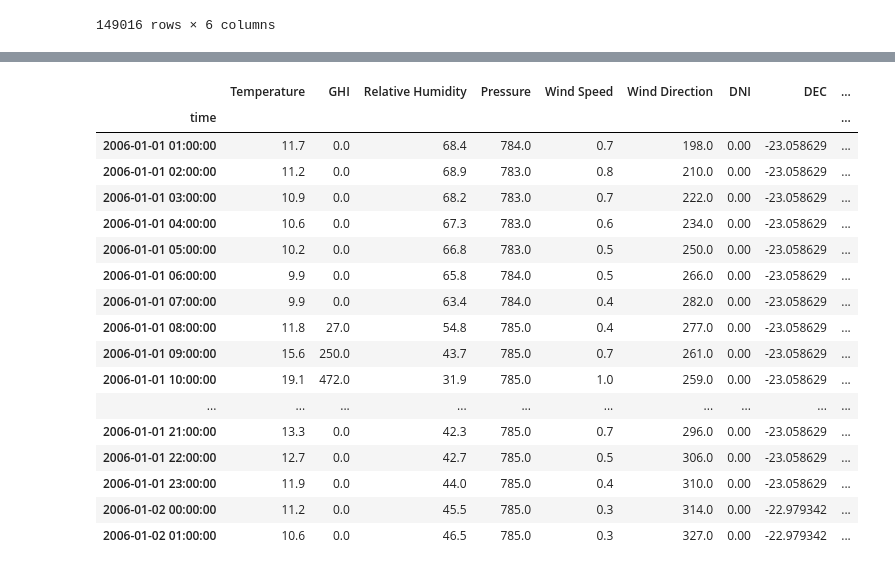
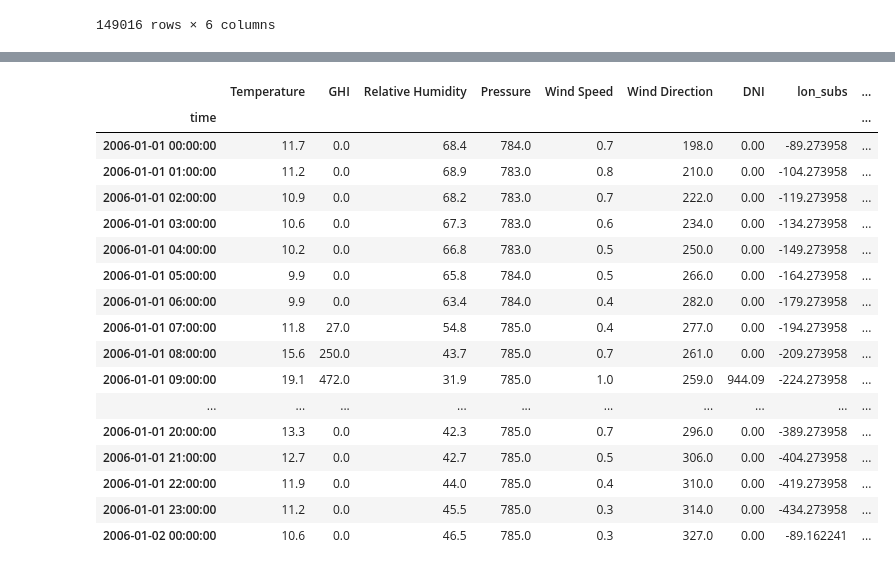
Before and after one commit to rodrigoms95/recurso_solar, a Jupyter notebook: code/test.ipynb, the cells around one changed output, grey strips where cells are left out. Cells and saved outputs as stored; diff of their text form; code cells hidden in the pictures.

```diff
--- a/code/test.ipynb
+++ b/code/test.ipynb
@@ -258,8 +270,8 @@ ds = xr.open_dataset(path)
 df = ds.sel( {"lat": lat, "lon": lon} ).to_dataframe().reset_index(
     ).drop( ["lat", "lon"], axis = 1 ).set_index("time")
 df = df[ ~( (df.index.month == 2) & (df.index.day == 29) ) ]
-df = df.shift( periods = 1, freq = "H")
-df.head(30)
+#df = df.shift( periods = 1, freq = "H")
+df.head(24)
 # %% [output]
 |  | Temperature | GHI | Relative Humidity | Pressure | Wind Speed | Wind Direction | DNI |
 | time |  |  |  |  |  |  |  |
@@ -304,73 +316,78 @@ df["EQT"] = ( ( 0.000075 + 0.001868*np.cos(df["Day Angle"])
     -0.040849*np.sin(2*df["Day Angle"])) * 229.18 )
 df["Hour Angle"] = ( 15 * ( df.index.hour - 12
     - 0.5 + df["EQT"]/60 + ((lon-TZ*15)*4)/60 ) )
-df["Zenith Angle"] = acos( cos(df["DEC"])*cos(lat)*cos(df["Hour Angle"])
-    + sin(df["DEC"])*sin(lat) )
-df["Azimuth Angle"] = acos( (sin(df["DEC"])-cos(df["Zenith Angle"])*sin(lat))
-    / (sin(df["Zenith Angle"])*cos(lat)) )
-df["Azimuth Angle"] = df["Azimuth Angle"].where(
-    df["Hour Angle"] < 0, 360 - df["Azimuth Angle"] )
-df["AOI"] = acos( cos(df["Zenith Angle"])*cos(tilt_A)
-    + sin(df["Zenith Angle"])*sin(tilt_A)*cos(df["Azimuth Angle"]-azimuth_A) )
-df["AM"] = ( ( 1/cos(df["Zenith Angle"])
-    + 0.15/(93.885 - df["Zenith Angle"])**1.253 )
+df["lon_subs"] = -15 * ( df.index.hour - TZ + df["EQT"]/60 )
+df["Sx"] = cos(df["DEC"])*cos(df["lon_subs"]-lon)
+df["Sy"] = ( cos(lat)*sin(df["DEC"])
+    - sin(lat)*cos(df["DEC"])*cos(df["lon_subs"]-lon) )
+df["Sz"] = ( sin(lat)*sin(df["DEC"])
+    - cos(lat)*cos(df["DEC"])*cos(df["lon_subs"]-lon) )
+df["Zenith"] = acos(df["Sz"])
+df["Azimuth"] = np.arctan2(-df["Sx"], -df["Sy"]) * 180/np.pi + 90
+df["Azimuth"] = df["Azimuth"].where(
+    df["Hour Angle"] < 0, 360 - df["Azimuth"] )
+df["Azimuth"] = df["Azimuth"].where(
+    df["Hour Angle"] > -180, 360 - df["Azimuth"] )
+df["Azimuth"] = df["Azimuth"].where(
+    df["Azimuth"] < 360, df["Azimuth"] - 360 )
+df["AOI"] = acos( cos(df["Zenith"])*cos(tilt_A)
+    + sin(df["Zenith"])*sin(tilt_A)*cos(df["Azimuth"]-azimuth_A) )
+df["AM"] = ( ( 1/cos(df["Zenith"]) + 0.15/(93.885 - df["Zenith"])**1.253 )
     * df["Pressure"]/1013.25 )
-df["AM"] = df["AM"].where( df["Zenith Angle"] < 80, 0 )
-df["DHI"] = df["GHI"] - df["DNI"] * cos(df["Zenith Angle"])
+df["AM"] = df["AM"].where( df["Zenith"] < 80, 0 )
+df["DHI"] = df["GHI"] - df["DNI"] * cos(df["Zenith"])
 K = 5.535e-6
 def bins(x):
     if   x < 1.065: return 1
     elif x < 1.230: return 2
     elif x < 1.500: return 3
     elif x < 1.950: return 4
     elif x < 2.800: return 5
     elif x < 4.500: return 6
     elif x < 6.200: return 7
     else          : return 8
-df["epsilon"] = ( ( (df["DHI"]+df["DNI"])/df["DHI"] + K*df["Zenith Angle"]**3 )
-    / ( 1 + K*df["Zenith Angle"]**3 ) ).apply(bins)
+df["epsilon"] = ( ( (df["DHI"]+df["DNI"])/df["DHI"] + K*df["Zenith"]**3 )
+    / ( 1 + K*df["Zenith"]**3 ) ).apply(bins)
 Perez = pd.read_csv("Perez.csv", index_col = "bin" )
 def get_Perez(epsilon): return Perez.loc[epsilon]
 Ea = 1367
 df["Delta"] = df["DHI"] * df["AM"] / Ea
 df[ Perez.columns ] = df["epsilon"].apply(get_Perez)
 df["F1"] = ( df["f11"] + df["f12"]*df["Delta"]
-    + np.radians(df["Zenith Angle"])*df["f13"] )
-df["F1"] = df["F1"].where( df["Zenith Angle"] > 0, 0 )
+    + np.radians(df["Zenith"])*df["f13"] )
+df["F1"] = df["F1"].where( df["Zenith"] > 0, 0 )
 df["F2"] = ( df["f21"] + df["f22"]*df["Delta"]
-    + np.radians(df["Zenith Angle"])*df["f23"] )
+    + np.radians(df["Zenith"])*df["f23"] )
 df["a"] = cos(df["AOI"])
 df["a"] = df["a"].where( df["a"] > 0, 0 )
 df["b"] = cos(df["AOI"])
 df["b"] = df["b"].where( df["b"] > 0, cos(85) )
 df["I_d"] = ( ( df["DHI"] * ( (1-df["F1"]) * ((1+cos(tilt_A))/2)
     + df["F1"]*df["a"]/df["b"] + df["F2"]*sin(tilt_A)
     ) ).round( decimals = 2 ) )
 df["I_b"] = (df["DNI"]*cos(df["AOI"])).round( decimals = 2 )
 df["POA"] = df["I_b"] + df["I_d"]
-#df = df.drop( ["Day Angle", "ETR", "DEC",
-#    "EQT", "Hour Angle",
-#    "Zenith Angle", "Azimuth Angle",
-#    "AOI", "AM", "DHI", "epsilon", "Delta",
-#    "F1", "F2", "a", "b"] + list(Perez.columns), axis = 1 )
+df = df.drop( ["Day Angle", "ETR", "DEC", "EQT", "Hour Angle",
+    "Zenith", "Azimuth", "AOI", "AM", "DHI", "epsilon", "Delta",
+    "F1", "F2", "a", "b"] + list(Perez.columns), axis = 1 )
 
 df.head(25)
 # %% [output]
-|  | Temperature | GHI | Relative Humidity | Pressure | Wind Speed | Wind Direction | DNI | DEC | ... |
+|  | Temperature | GHI | Relative Humidity | Pressure | Wind Speed | Wind Direction | DNI | lon_subs | ... |
 | time |  |  |  |  |  |  |  |  | ... |
-| 2006-01-01 01:00:00 | 11.7 | 0.0 | 68.4 | 784.0 | 0.7 | 198.0 | 0.00 | -23.058629 | ... |
-| 2006-01-01 02:00:00 | 11.2 | 0.0 | 68.9 | 783.0 | 0.8 | 210.0 | 0.00 | -23.058629 | ... |
-| 2006-01-01 03:00:00 | 10.9 | 0.0 | 68.2 | 783.0 | 0.7 | 222.0 | 0.00 | -23.058629 | ... |
-| 2006-01-01 04:00:00 | 10.6 | 0.0 | 67.3 | 783.0 | 0.6 | 234.0 | 0.00 | -23.058629 | ... |
-| 2006-01-01 05:00:00 | 10.2 | 0.0 | 66.8 | 783.0 | 0.5 | 250.0 | 0.00 | -23.058629 | ... |
-| 2006-01-01 06:00:00 | 9.9 | 0.0 | 65.8 | 784.0 | 0.5 | 266.0 | 0.00 | -23.058629 | ... |
-| 2006-01-01 07:00:00 | 9.9 | 0.0 | 63.4 | 784.0 | 0.4 | 282.0 | 0.00 | -23.058629 | ... |
-| 2006-01-01 08:00:00 | 11.8 | 27.0 | 54.8 | 785.0 | 0.4 | 277.0 | 0.00 | -23.058629 | ... |
-| 2006-01-01 09:00:00 | 15.6 | 250.0 | 43.7 | 785.0 | 0.7 | 261.0 | 0.00 | -23.058629 | ... |
-| 2006-01-01 10:00:00 | 19.1 | 472.0 | 31.9 | 785.0 | 1.0 | 259.0 | 0.00 | -23.058629 | ... |
+| 2006-01-01 00:00:00 | 11.7 | 0.0 | 68.4 | 784.0 | 0.7 | 198.0 | 0.00 | -89.273958 | ... |
+| 2006-01-01 01:00:00 | 11.2 | 0.0 | 68.9 | 783.0 | 0.8 | 210.0 | 0.00 | -104.273958 | ... |
+| 2006-01-01 02:00:00 | 10.9 | 0.0 | 68.2 | 783.0 | 0.7 | 222.0 | 0.00 | -119.273958 | ... |
+| 2006-01-01 03:00:00 | 10.6 | 0.0 | 67.3 | 783.0 | 0.6 | 234.0 | 0.00 | -134.273958 | ... |
+| 2006-01-01 04:00:00 | 10.2 | 0.0 | 66.8 | 783.0 | 0.5 | 250.0 | 0.00 | -149.273958 | ... |
+| 2006-01-01 05:00:00 | 9.9 | 0.0 | 65.8 | 784.0 | 0.5 | 266.0 | 0.00 | -164.273958 | ... |
+| 2006-01-01 06:00:00 | 9.9 | 0.0 | 63.4 | 784.0 | 0.4 | 282.0 | 0.00 | -179.273958 | ... |
+| 2006-01-01 07:00:00 | 11.8 | 27.0 | 54.8 | 785.0 | 0.4 | 277.0 | 0.00 | -194.273958 | ... |
+| 2006-01-01 08:00:00 | 15.6 | 250.0 | 43.7 | 785.0 | 0.7 | 261.0 | 0.00 | -209.273958 | ... |
+| 2006-01-01 09:00:00 | 19.1 | 472.0 | 31.9 | 785.0 | 1.0 | 259.0 | 944.09 | -224.273958 | ... |
 | ... | ... | ... | ... | ... | ... | ... | ... | ... | ... |
-| 2006-01-01 21:00:00 | 13.3 | 0.0 | 42.3 | 785.0 | 0.7 | 296.0 | 0.00 | -23.058629 | ... |
-| 2006-01-01 22:00:00 | 12.7 | 0.0 | 42.7 | 785.0 | 0.5 | 306.0 | 0.00 | -23.058629 | ... |
-| 2006-01-01 23:00:00 | 11.9 | 0.0 | 44.0 | 785.0 | 0.4 | 310.0 | 0.00 | -23.058629 | ... |
-| 2006-01-02 00:00:00 | 11.2 | 0.0 | 45.5 | 785.0 | 0.3 | 314.0 | 0.00 | -22.979342 | ... |
-| 2006-01-02 01:00:00 | 10.6 | 0.0 | 46.5 | 785.0 | 0.3 | 327.0 | 0.00 | -22.979342 | ... |
+| 2006-01-01 20:00:00 | 13.3 | 0.0 | 42.3 | 785.0 | 0.7 | 296.0 | 0.00 | -389.273958 | ... |
+| 2006-01-01 21:00:00 | 12.7 | 0.0 | 42.7 | 785.0 | 0.5 | 306.0 | 0.00 | -404.273958 | ... |
+| 2006-01-01 22:00:00 | 11.9 | 0.0 | 44.0 | 785.0 | 0.4 | 310.0 | 0.00 | -419.273958 | ... |
+| 2006-01-01 23:00:00 | 11.2 | 0.0 | 45.5 | 785.0 | 0.3 | 314.0 | 0.00 | -434.273958 | ... |
+| 2006-01-02 00:00:00 | 10.6 | 0.0 | 46.5 | 785.0 | 0.3 | 327.0 | 0.00 | -89.162241 | ... |
```
Also changed, not shown: parts of 9 cells of this notebook.
